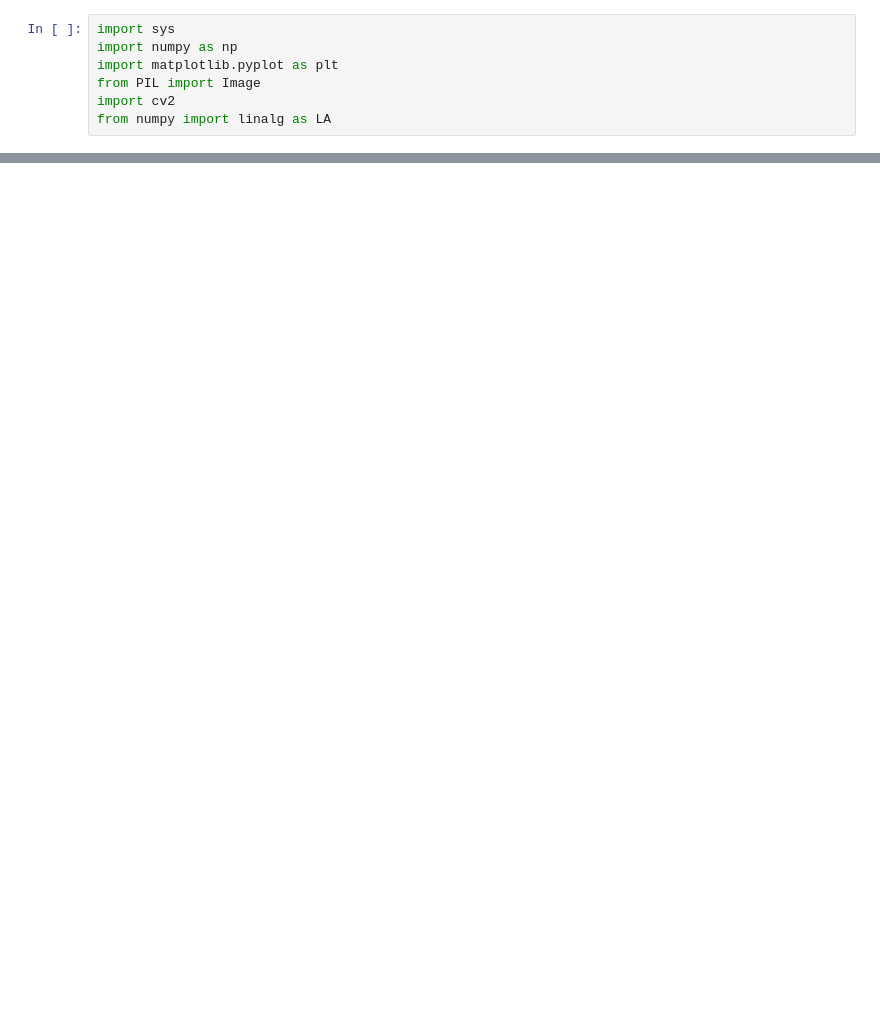
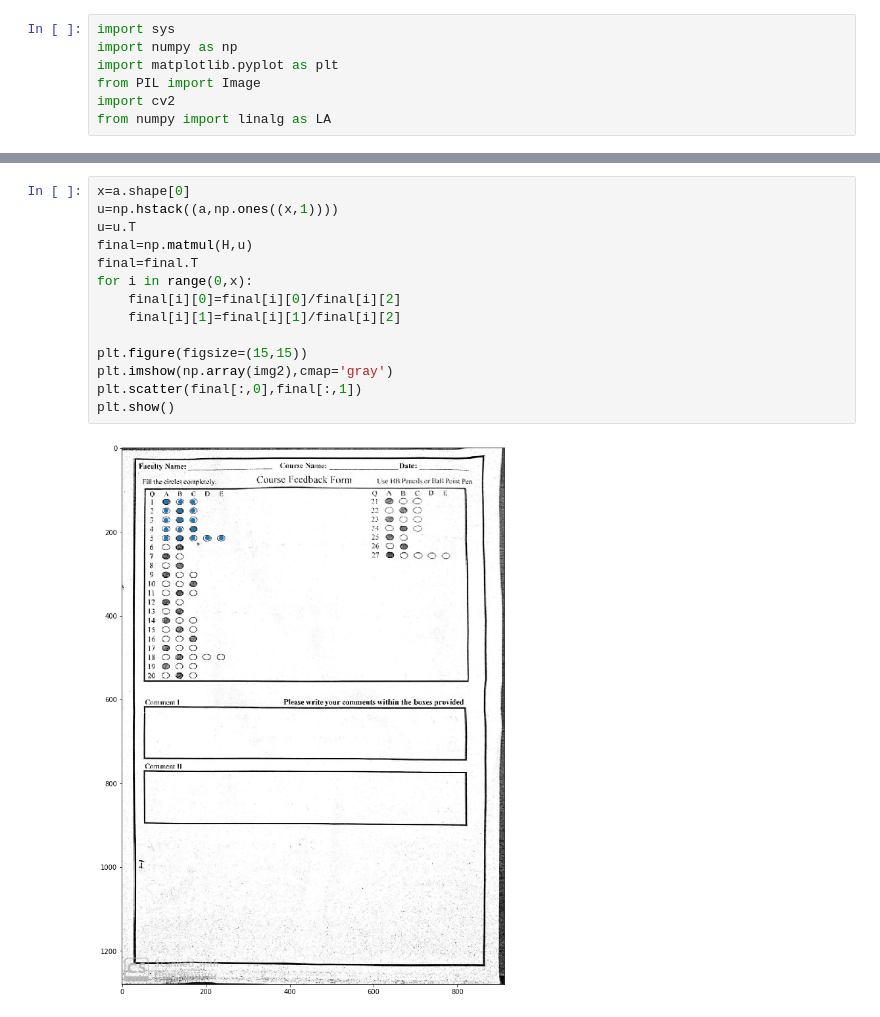
Before and after one commit to salay-jain/OMR-Auto-Grading-System, a Jupyter notebook: DIP_Project.ipynb, the cells around one changed output, grey strips where cells are left out. Drawn from its saved outputs; the diff is of its cells as text; blank space fills up the shorter version.

```diff
--- a/DIP_Project.ipynb
+++ b/DIP_Project.ipynb
@@ -166,0 +210,16 @@ a,b=find_correspondence_points(np.array(img1),np.array(img2))
+# %%
+x=a.shape[0]
+u=np.hstack((a,np.ones((x,1))))
+u=u.T
+final=np.matmul(H,u)
+final=final.T
+for i in range(0,x):
+    final[i][0]=final[i][0]/final[i][2]
+    final[i][1]=final[i][1]/final[i][2]
+
+plt.figure(figsize=(15,15))
+plt.imshow(np.array(img2),cmap='gray')
+plt.scatter(final[:,0],final[:,1])
+plt.show()
+# %% [output]
+[figure, added]
```
Also changed, not shown: parts of 17 cells of this notebook.
